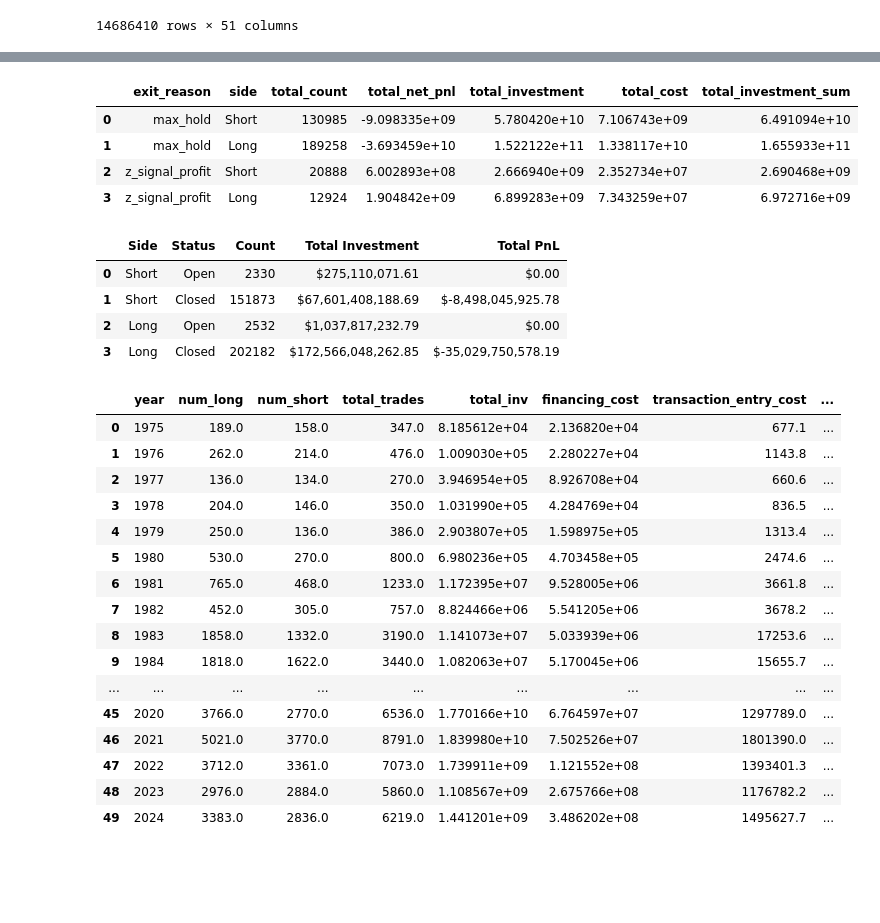
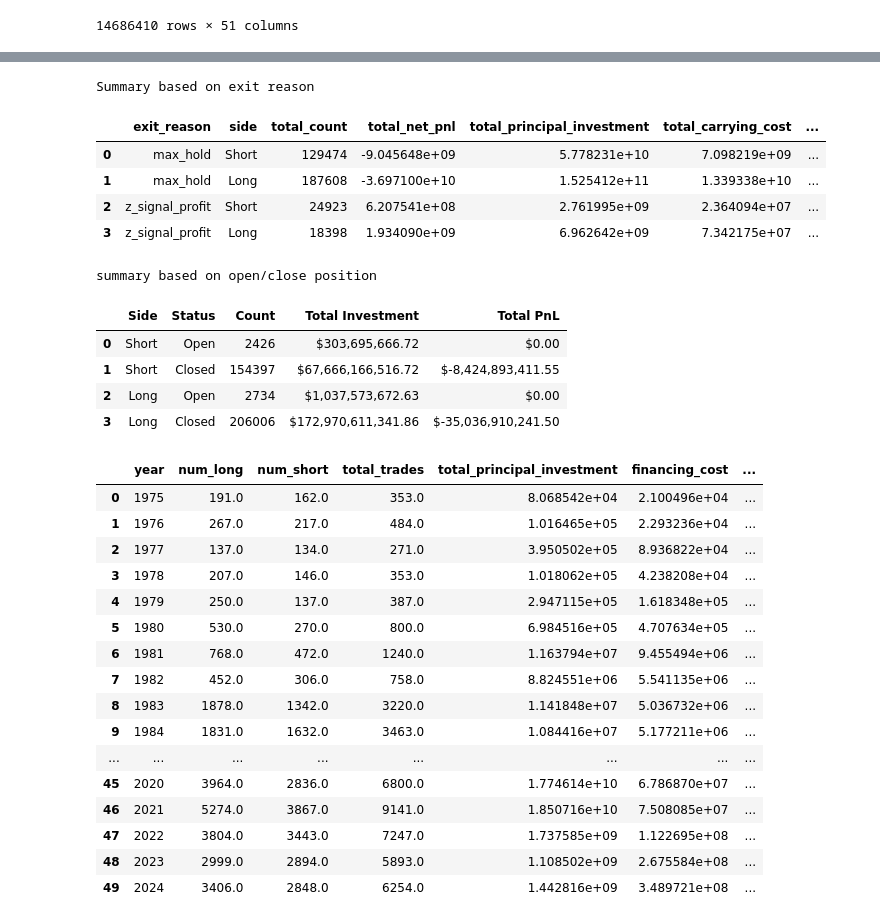
Before and after one commit to komalniraula/ml-quant-eval, a Jupyter notebook: trend_following_backtest.ipynb, the cells around one changed output, grey strips where cells are left out. Drawn from its saved outputs; the diff is of its cells as text; code cells hidden in the pictures; blank space fills up the shorter version.

```diff
--- a/trend_following_backtest.ipynb
+++ b/trend_following_backtest.ipynb
@@ -118,7 +138,7 @@ class Finance:
         if event in ("open", "hold"):
             fin_cost = price * shares * ((ff_rate + spread) / CALENDAR_DAYS)
         if event in ("open", "close"):
-            t_cost = TCOST_PER_SHARE * shares
+            t_cost = TCOST_PER_SHARE
         return fin_cost, t_cost
 
     # ────────────────────────────────────────────────────────────────────────────────
@@ -510,30 +531,34 @@ Final cash: $55,685,587,286
 summary_table_exit = trades_10.groupby(['exit_reason', 'side']).agg(
     total_count=('side', 'count'),
     total_net_pnl=('net_pnl', 'sum'),
-    total_investment=('invest', 'sum'),
-    total_cost=('cumulative_cost', 'sum')
+    total_principal_investment=('principal_investment', 'sum'),
+    total_carrying_cost=('total_carrying_cost', 'sum')
 ).reset_index()
 
-summary_table_exit['total_investment_sum'] = summary_table_exit['total_investment'] + summary_table_exit['total_cost']
+summary_table_exit['total_investment_sum'] = summary_table_exit['total_principal_investment'] + summary_table_exit['total_carrying_cost']
 
 # Optional: Replace side values for better readability if side is stored as 1/-1
 summary_table_exit['side'] = summary_table_exit['side'].map({1: 'Long', -1: 'Short'})
 
+print('Summary based on exit reason')
 summary_table_exit
 # %% [output]
+Summary based on exit reason
-|  | exit_reason | side | total_count | total_net_pnl | total_investment | total_cost | total_investment_sum |
-| 0 | max_hold | Short | 130985 | -9.098335e+09 | 5.780420e+10 | 7.106743e+09 | 6.491094e+10 |
-| 1 | max_hold | Long | 189258 | -3.693459e+10 | 1.522122e+11 | 1.338117e+10 | 1.655933e+11 |
-| 2 | z_signal_profit | Short | 20888 | 6.002893e+08 | 2.666940e+09 | 2.352734e+07 | 2.690468e+09 |
-| 3 | z_signal_profit | Long | 12924 | 1.904842e+09 | 6.899283e+09 | 7.343259e+07 | 6.972716e+09 |
+|  | exit_reason | side | total_count | total_net_pnl | total_principal_investment | total_carrying_cost | ... |
+| 0 | max_hold | Short | 129474 | -9.045648e+09 | 5.778231e+10 | 7.098219e+09 | ... |
+| 1 | max_hold | Long | 187608 | -3.697100e+10 | 1.525412e+11 | 1.339338e+10 | ... |
+| 2 | z_signal_profit | Short | 24923 | 6.207541e+08 | 2.761995e+09 | 2.364094e+07 | ... |
+| 3 | z_signal_profit | Long | 18398 | 1.934090e+09 | 6.962642e+09 | 7.342175e+07 | ... |
 # %%
+print('summary based on open/close position')
 summary = summarize_positions(trades_10)
 # %% [output]
+summary based on open/close position
 |  | Side | Status | Count | Total Investment | Total PnL |
-| 0 | Short | Open | 2330 | $275,110,071.61 | $0.00 |
-| 1 | Short | Closed | 151873 | $67,601,408,188.69 | $-8,498,045,925.78 |
-| 2 | Long | Open | 2532 | $1,037,817,232.79 | $0.00 |
-| 3 | Long | Closed | 202182 | $172,566,048,262.85 | $-35,029,750,578.19 |
+| 0 | Short | Open | 2426 | $303,695,666.72 | $0.00 |
+| 1 | Short | Closed | 154397 | $67,666,166,516.72 | $-8,424,893,411.55 |
+| 2 | Long | Open | 2734 | $1,037,573,672.63 | $0.00 |
+| 3 | Long | Closed | 206006 | $172,970,611,341.86 | $-35,036,910,241.50 |
 # %%
 # Add Year Column
 trades_10['year'] = trades_10['entry_date'].dt.year
@@ -550,54 +575,54 @@ def calculate_summary(df_year):
     exit_dates = exit_dates[exit_dates.dt.year == year_value]
 
     # Calculate unique trading days correctly
     trading_days = pd.concat([entry_dates, exit_dates]).drop_duplicates().nunique()
 
 
-    gross_return_mean = df_year['gross_return'].mean()
-    gross_return_std = df_year['gross_return'].std(ddof=0)
+    gross_return_mean = df_year['net_pnl'].mean()
+    gross_return_std = df_year['net_pnl'].std(ddof=0)
 
     sharpe_ratio = (gross_return_mean / gross_return_std) * np.sqrt(trading_days) if gross_return_std != 0 else np.nan
 
     return pd.Series({
         'num_long': (df_year['side'] == 1).sum(),
         'num_short': (df_year['side'] == -1).sum(),
         'total_trades': len(df_year),
-        'total_inv': df_year['invest'].sum(),
+        'total_principal_investment': df_year['principal_investment'].sum(),
         'financing_cost': df_year['financing_cost_total'].sum(),
         'transaction_entry_cost': df_year['transaction_cost_open'].sum(),
         'transaction_exit_cost': df_year['transaction_cost_close'].sum(),
-        'cumulative_cost': df_year[['transaction_cost_open', 'transaction_cost_close', 'financing_cost_total']].sum(axis=1).sum(),
-        'total_income': df_year['exit_price'].multiply(df_year['sh'], fill_value=0).sum(),
+        'total_carrying_cost': df_year[['transaction_cost_open', 'transaction_cost_close', 'financing_cost_total']].sum(axis=1).sum(),
+        'total_income': df_year['exit_price'].multiply(df_year['shares_unit'], fill_value=0).sum(),
         'trading_days': trading_days,
         'sharpe_ratio': sharpe_ratio,
-        'total_closed': (df_year['status'] == 'closed').sum(),
-        'total_open': (df_year['status'] == 'open').sum(),
+        #'total_closed': (df_year['status'] == 'closed').sum(),
+        'not_closed': (df_year['status'] == 'open').sum(),
         'net_pnl': (df_year['net_pnl'].sum())
     })
 
 # Group by Year and Apply Summary Function
 summary_table = trades_10.groupby('year').apply(calculate_summary).reset_index()
 
 # Round Sharpe Ratio for readability
 summary_table['sharpe_ratio'] = summary_table['sharpe_ratio'].round(2)
 
 # Final Summary Table
 summary_table
 # %% [output]
-|  | year | num_long | num_short | total_trades | total_inv | financing_cost | transaction_entry_cost | ... |
-| 0 | 1975 | 189.0 | 158.0 | 347.0 | 8.185612e+04 | 2.136820e+04 | 677.1 | ... |
-| 1 | 1976 | 262.0 | 214.0 | 476.0 | 1.009030e+05 | 2.280227e+04 | 1143.8 | ... |
-| 2 | 1977 | 136.0 | 134.0 | 270.0 | 3.946954e+05 | 8.926708e+04 | 660.6 | ... |
-| 3 | 1978 | 204.0 | 146.0 | 350.0 | 1.031990e+05 | 4.284769e+04 | 836.5 | ... |
-| 4 | 1979 | 250.0 | 136.0 | 386.0 | 2.903807e+05 | 1.598975e+05 | 1313.4 | ... |
-| 5 | 1980 | 530.0 | 270.0 | 800.0 | 6.980236e+05 | 4.703458e+05 | 2474.6 | ... |
-| 6 | 1981 | 765.0 | 468.0 | 1233.0 | 1.172395e+07 | 9.528005e+06 | 3661.8 | ... |
-| 7 | 1982 | 452.0 | 305.0 | 757.0 | 8.824466e+06 | 5.541205e+06 | 3678.2 | ... |
-| 8 | 1983 | 1858.0 | 1332.0 | 3190.0 | 1.141073e+07 | 5.033939e+06 | 17253.6 | ... |
-| 9 | 1984 | 1818.0 | 1622.0 | 3440.0 | 1.082063e+07 | 5.170045e+06 | 15655.7 | ... |
-| ... | ... | ... | ... | ... | ... | ... | ... | ... |
-| 45 | 2020 | 3766.0 | 2770.0 | 6536.0 | 1.770166e+10 | 6.764597e+07 | 1297789.0 | ... |
-| 46 | 2021 | 5021.0 | 3770.0 | 8791.0 | 1.839980e+10 | 7.502526e+07 | 1801390.0 | ... |
-| 47 | 2022 | 3712.0 | 3361.0 | 7073.0 | 1.739911e+09 | 1.121552e+08 | 1393401.3 | ... |
-| 48 | 2023 | 2976.0 | 2884.0 | 5860.0 | 1.108567e+09 | 2.675766e+08 | 1176782.2 | ... |
-| 49 | 2024 | 3383.0 | 2836.0 | 6219.0 | 1.441201e+09 | 3.486202e+08 | 1495627.7 | ... |
+|  | year | num_long | num_short | total_trades | total_principal_investment | financing_cost | ... |
+| 0 | 1975 | 191.0 | 162.0 | 353.0 | 8.068542e+04 | 2.100496e+04 | ... |
+| 1 | 1976 | 267.0 | 217.0 | 484.0 | 1.016465e+05 | 2.293236e+04 | ... |
+| 2 | 1977 | 137.0 | 134.0 | 271.0 | 3.950502e+05 | 8.936822e+04 | ... |
+| 3 | 1978 | 207.0 | 146.0 | 353.0 | 1.018062e+05 | 4.238208e+04 | ... |
+| 4 | 1979 | 250.0 | 137.0 | 387.0 | 2.947115e+05 | 1.618348e+05 | ... |
+| 5 | 1980 | 530.0 | 270.0 | 800.0 | 6.984516e+05 | 4.707634e+05 | ... |
+| 6 | 1981 | 768.0 | 472.0 | 1240.0 | 1.163794e+07 | 9.455494e+06 | ... |
+| 7 | 1982 | 452.0 | 306.0 | 758.0 | 8.824551e+06 | 5.541135e+06 | ... |
+| 8 | 1983 | 1878.0 | 1342.0 | 3220.0 | 1.141848e+07 | 5.036732e+06 | ... |
+| 9 | 1984 | 1831.0 | 1632.0 | 3463.0 | 1.084416e+07 | 5.177211e+06 | ... |
+| ... | ... | ... | ... | ... | ... | ... | ... |
+| 45 | 2020 | 3964.0 | 2836.0 | 6800.0 | 1.774614e+10 | 6.786870e+07 | ... |
+| 46 | 2021 | 5274.0 | 3867.0 | 9141.0 | 1.850716e+10 | 7.508085e+07 | ... |
+| 47 | 2022 | 3804.0 | 3443.0 | 7247.0 | 1.737585e+09 | 1.122695e+08 | ... |
+| 48 | 2023 | 2999.0 | 2894.0 | 5893.0 | 1.108502e+09 | 2.675584e+08 | ... |
+| 49 | 2024 | 3406.0 | 2848.0 | 6254.0 | 1.442816e+09 | 3.489721e+08 | ... |
```
Also changed, not shown: parts of 14 cells of this notebook, 1 other file.
